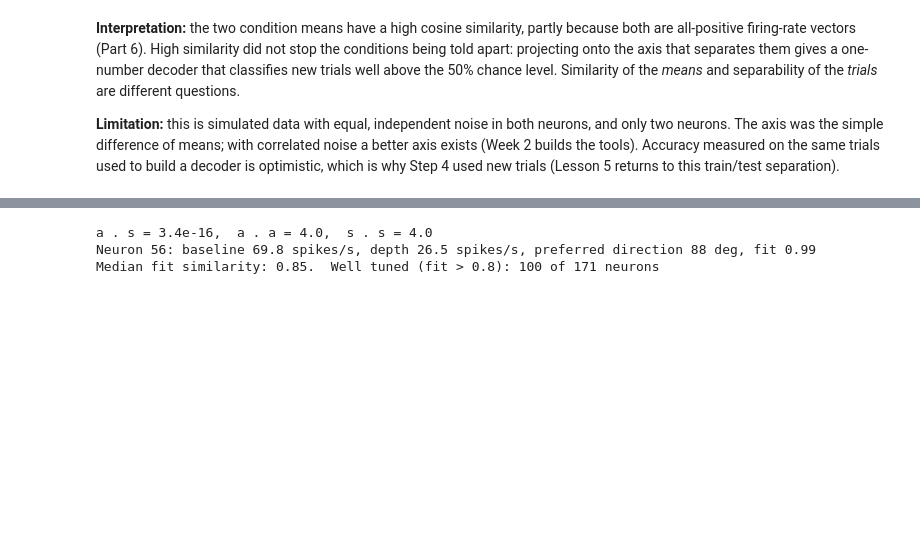
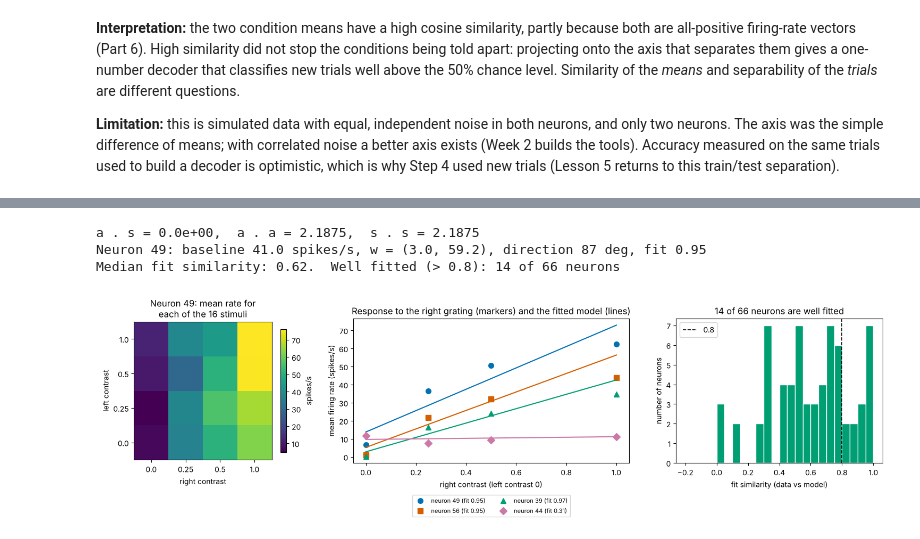
Before and after one commit to peter-adepoju/math-neuro-ml, a Jupyter notebook: week1/lesson2/Lesson2_Teaching_Notebook.ipynb, the cells around one changed output, grey strips where cells are left out. Saved outputs shown, nothing was run; the diff lists cells and outputs as text; code cells hidden in the pictures; blank space fills up the shorter version.

```diff
--- a/week1/lesson2/Lesson2_Teaching_Notebook.ipynb
+++ b/week1/lesson2/Lesson2_Teaching_Notebook.ipynb
@@ -1147,26 +1161,59 @@ Finally, the **cosine similarity** between the centred data $\mathbf{c}$ and the
+# %%
+a_vec = c_left - c_left.mean()                                  # shape (16,): centred left contrast
+s_vec = c_right - c_right.mean()                                # shape (16,): centred right contrast
+print(f"a . s = {a_vec @ s_vec:.1e},  a . a = {a_vec @ a_vec:.4f},  s . s = {s_vec @ s_vec:.4f}")
+
+def contrast_fit(resp):
+    # Fit r_k = b + wL a_k + wR s_k with dot products. Returns b (spikes/s), wL and wR (spikes/s per unit contrast), fit similarity.
+    b = resp.mean()
+    d = resp - b                                                  # centred response table
+    wL = (d @ a_vec) / (a_vec @ a_vec)
+    wR = (d @ s_vec) / (s_vec @ s_vec)
+    model_centred = wL * a_vec + wR * s_vec
+    if np.linalg.norm(d) == 0 or np.linalg.norm(model_centred) == 0:   # a silent or flat neuron has no tuning
+        return b, 0.0, 0.0, 0.0
+    return b, wL, wR, cosine_similarity(d, model_centred)
+
+fits = np.array([contrast_fit(table[i]) for i in range(n_v1)])  # shape (66, 4): b, wL, wR, similarity
+baseline, w_left, w_right, fit_sim = fits.T
+pref_deg = np.degrees(np.arctan2(w_right, w_left))              # direction of w: 0 = left only, 90 = right only
+w_len = np.hypot(w_left, w_right)                               # length of w, spikes/s per unit contrast
+well_tuned = fit_sim > 0.8
+print(f"Neuron 49: baseline {baseline[49]:.1f} spikes/s, w = ({w_left[49]:.1f}, {w_right[49]:.1f}), "
+      f"direction {pref_deg[49]:.0f} deg, fit {fit_sim[49]:.2f}")
+print(f"Median fit similarity: {np.median(fit_sim):.2f}.  Well fitted (> 0.8): {well_tuned.sum()} of {n_v1} neurons")
+# %% [output]
+a . s = 0.0e+00,  a . a = 2.1875,  s . s = 2.1875
+Neuron 49: baseline 41.0 spikes/s, w = (3.0, 59.2), direction 87 deg, fit 0.95
+Median fit similarity: 0.62.  Well fitted (> 0.8): 14 of 66 neurons
 # %%
-theta = np.radians(directions)                                   # shape (8,): radians
-cos_vec, sin_vec = np.cos(theta), np.sin(theta)                  # the two direction vectors a and s
-print(f"a . s = {cos_vec @ sin_vec:.1e},  a . a = {cos_vec @ cos_vec:.1f},  s . s = {sin_vec @ sin_vec:.1f}")
+examples = [49, 56, 39, 44]                                     # three well-fitted neurons and one active neuron that is not
+fine_c = np.linspace(0, 1, 50)
 
-def cosine_fit(curve):
-    # Fit r_k = b + g cos(theta_k - pd) with dot products. Returns b (spikes/s), g (spikes/s), pd (degrees), fit similarity.
-    b = curve.mean()
-    c = curve - b                                                 # centred tuning curve
-    p = np.array([c @ cos_vec, c @ sin_vec])                      # points along the preferred direction
-    g = np.linalg.norm(p) / 4
-    pd = np.degrees(np.arctan2(p[1], p[0])) % 360
-    model_centred = g * np.cos(theta - np.radians(pd))
-    if np.linalg.norm(c) == 0 or g == 0:                          # a flat curve has no direction
-        return b, 0.0, np.nan, 0.0
-    return b, g, pd, cosine_similarity(c, model_centred)
+fig, axes = plt.subplots(1, 3, figsize=(15, 4.4), gridspec_kw={'width_ratios': [1.0, 1.6, 1.2]})
+ax = axes[0]
+im = ax.imshow(table[49].reshape(4, 4), origin='lower', cmap='viridis')
+ax.set_xticks(range(4)); ax.set_xticklabels(levels); ax.set_yticks(range(4)); ax.set_yticklabels(levels)
+ax.set_xlabel('right contrast'); ax.set_ylabel('left contrast')
+ax.set_title('Neuron 49: mean rate for\neach of the 16 stimuli')
+fig.colorbar(im, ax=ax, label='spikes/s', shrink=0.85)
 
-fits = np.array([cosine_fit(tuning[i]) for i in range(n_neurons)])   # shape (171, 4): b, g, pd, similarity
-baseline, depth, pref_dir, fit_sim = fits.T
-well_tuned = fit_sim > 0.8
-print(f"Neuron 56: baseline {baseline[56]:.1f} spikes/s, depth {depth[56]:.1f} spikes/s, preferred direction {pref_dir[56]:.0f} deg, fit {fit_sim[56]:.2f}")
-print(f"Median fit similarity: {np.median(fit_sim):.2f}.  Well tuned (fit > 0.8): {well_tuned.sum()} of {n_neurons} neurons")
+ax = axes[1]
+for colour, marker, i in zip(PALETTE, MARKERS, examples):
+    left0 = c_left == 0                                         # the 4 stimuli with nothing on the left
+    ax.plot(c_right[left0], table[i, left0], marker=marker, ls='none', color=colour, ms=7, label=f'neuron {i} (fit {fit_sim[i]:.2f})')
+    ax.plot(fine_c, baseline[i] + w_left[i] * (0 - c_left.mean()) + w_right[i] * (fine_c - c_right.mean()), color=colour, lw=1.5)
+ax.set_xlabel('right contrast (left contrast 0)'); ax.set_ylabel('mean firing rate (spikes/s)')
+ax.set_title('Response to the right grating (markers) and the fitted model (lines)')
+ax.legend(fontsize=8, ncol=2, loc='upper center', bbox_to_anchor=(0.5, -0.2))
+
+ax = axes[2]
+ax.hist(fit_sim, bins=np.linspace(-0.2, 1, 25), color=PALETTE[2], edgecolor='white')
+ax.axvline(0.8, color='black', ls='--', lw=1.2, label='0.8')
+ax.set_xlabel('fit similarity (data vs model)'); ax.set_ylabel('number of neurons')
+ax.set_title(f'{well_tuned.sum()} of {n_v1} neurons are well fitted')
+ax.legend()
+plt.tight_layout()
+plt.show()
 # %% [output]
-a . s = 3.4e-16,  a . a = 4.0,  s . s = 4.0
-Neuron 56: baseline 69.8 spikes/s, depth 26.5 spikes/s, preferred direction 88 deg, fit 0.99
-Median fit similarity: 0.85.  Well tuned (fit > 0.8): 100 of 171 neurons
+[figure, added]
```
Also changed, not shown: parts of 20 cells of this notebook, 1 other file.
